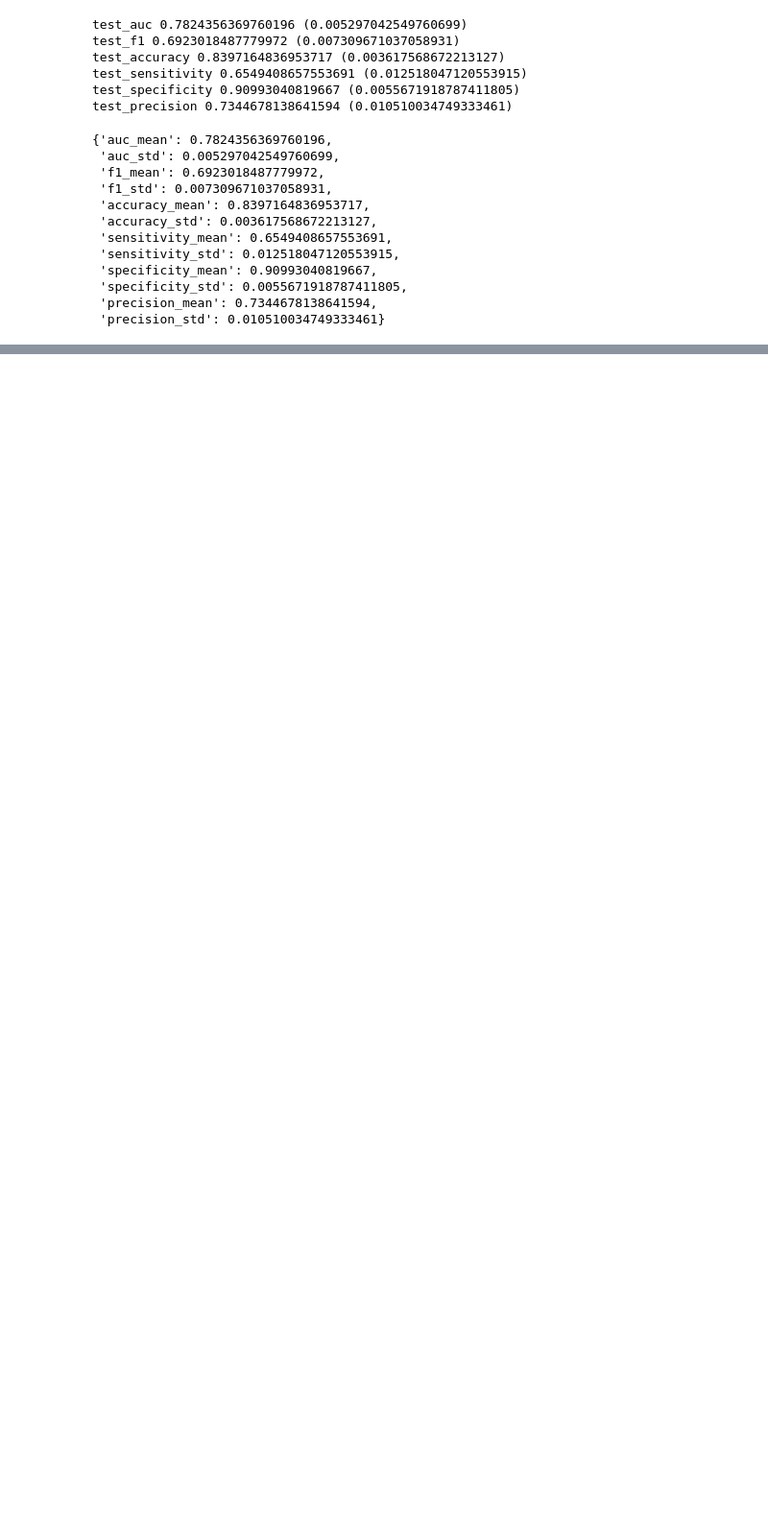
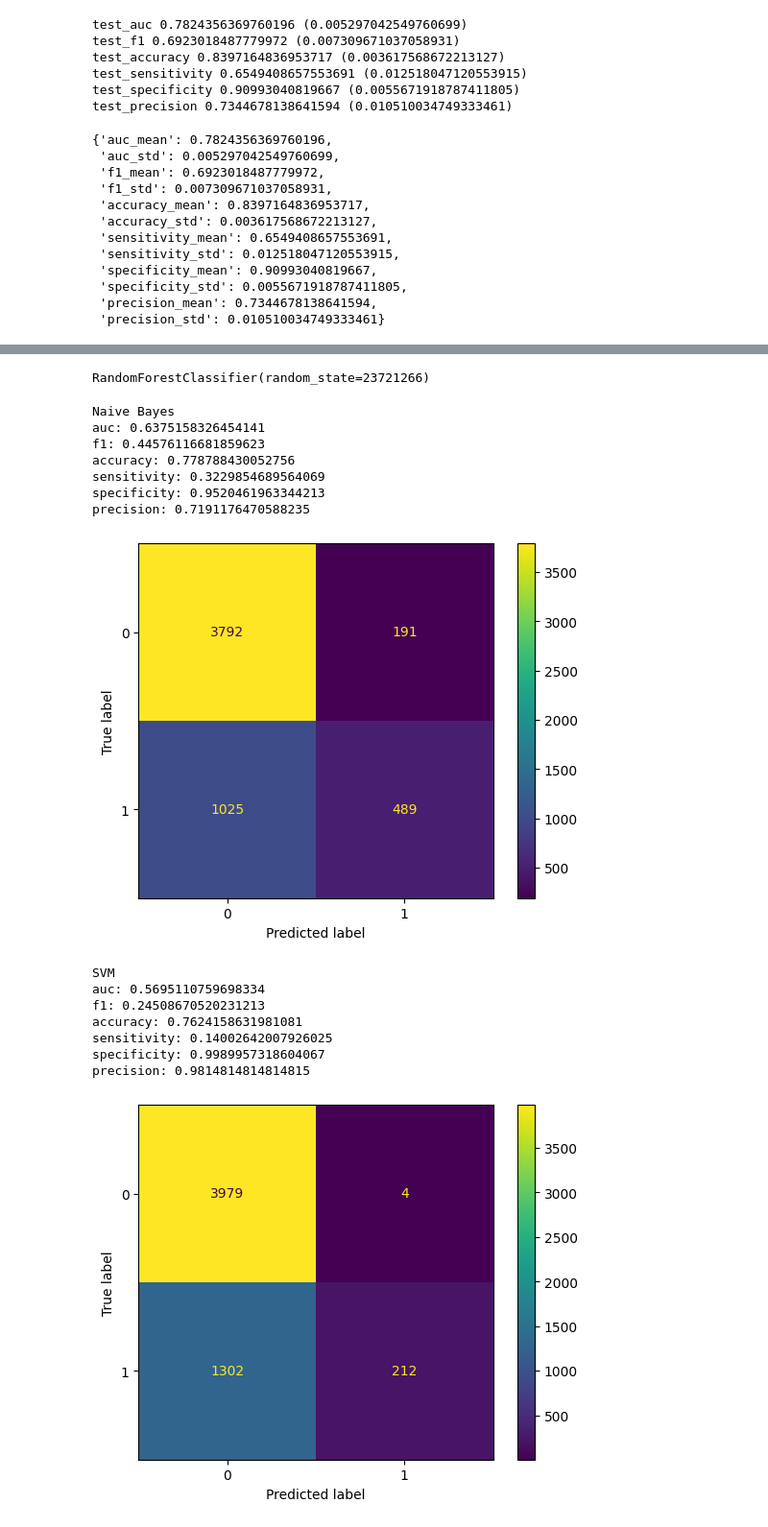
Before and after one commit to TommyRoy776/381-ML-HW1-, a Jupyter notebook: 381 hw1.ipynb, the cells around one changed output, grey strips where cells are left out. Shown at 96% size. Saved outputs shown, nothing was run; the diff lists cells and outputs as text; code cells hidden in the pictures; blank space fills up the shorter version.

```diff
--- a/381 hw1.ipynb
+++ b/381 hw1.ipynb
@@ -533,0 +671,30 @@ time_c = time_end-time_start
+# %%
+#part 5 (3)
+GNB11 = GaussianNB()
+SVM11 = svm.SVC()
+RF11 = RandomForestClassifier(random_state=23721266)
+
+Top11Features = getTopFeatures(11,toDict(importances,Xfeature_selection.columns))
+X11Features = Ftraining[Top11Features.keys()]
+Y11Features = Ftraining['annual-income']
+
+GNB11.fit(X11Features,Y11Features)
+SVM11.fit(X11Features,Y11Features)
+RF11.fit(X11Features,Y11Features)
+
+X_valid_11 = X_valid[Top11Features.keys()]
+
+
+GNB11_Y_pred_valid = GNB11.predict(X_valid_11)
+SVM11_Y_pred_valid = SVM11.predict(X_valid_11)
+RF11_Y_pred_valid = RF11.predict(X_valid_11)
+
+RF11_validP1 = p1_metrics(Y_valid,GNB11_Y_pred_valid)
+outputP1_metrics(RF11_validP1,"Naive Bayes")
+
+SVM11_validP1 = p1_metrics(Y_valid,SVM11_Y_pred_valid)
+outputP1_metrics(SVM11_validP1,"SVM")
+
+RF11_validP1 = p1_metrics(Y_valid,RF11_Y_pred_valid)
+outputP1_metrics(RF11_validP1,"Random forest")
+# %% [output]
@@ -533,0 +703,17 @@ time_c = time_end-time_start
+RandomForestClassifier(random_state=23721266)
+Naive Bayes
+auc: 0.6375158326454141
+f1: 0.44576116681859623
+accuracy: 0.778788430052756
+sensitivity: 0.3229854689564069
+specificity: 0.9520461963344213
+precision: 0.7191176470588235
+[figure, added]
+SVM
+auc: 0.5695110759698334
+f1: 0.24508670520231213
+accuracy: 0.7624158631981081
+sensitivity: 0.14002642007926025
+specificity: 0.9989957318604067
+precision: 0.9814814814814815
+[figure, added]
```
Also changed, not shown: parts of 12 cells of this notebook, 1 other file.
